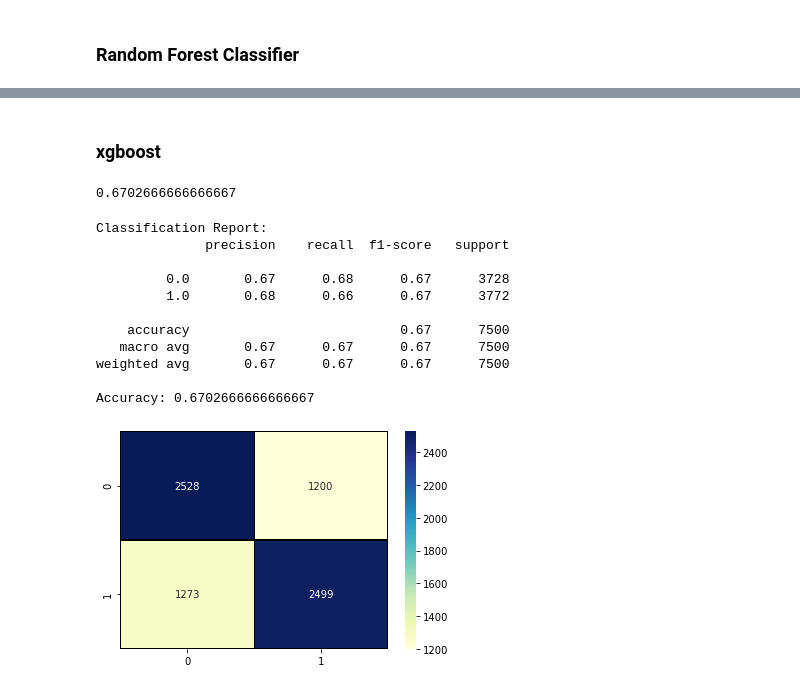
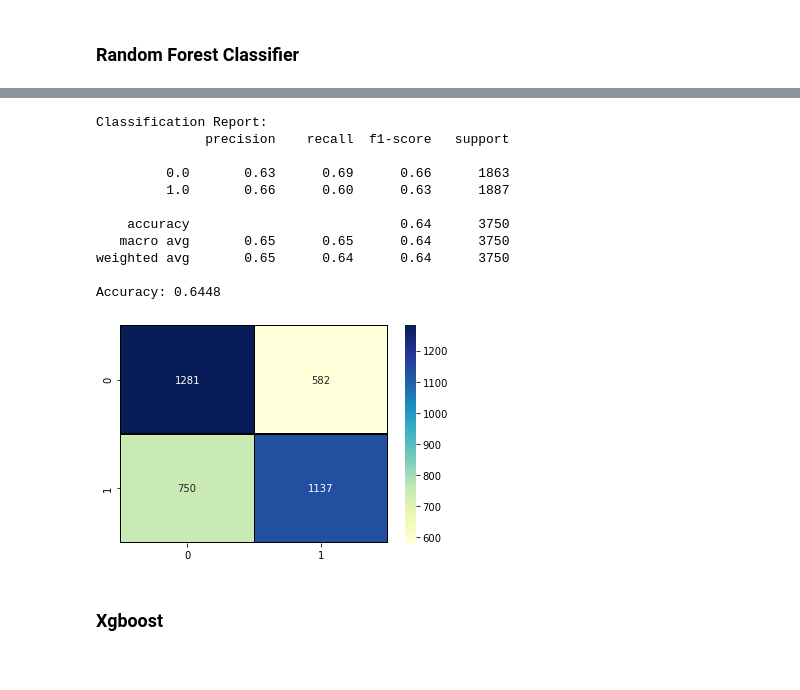
Before and after one commit to idobar1403/FinalProjectYear1, a Jupyter notebook: Cats-vs-Dogs.ipynb, the cells around one changed output, grey strips where cells are left out. Saved outputs shown, nothing was run; the diff lists cells and outputs as text; code cells hidden in the pictures.

```diff
--- a/Cats-vs-Dogs.ipynb
+++ b/Cats-vs-Dogs.ipynb
@@ -281,2 +264,0 @@ Accuracy: 0.6474666666666666
-# %% [markdown]
-### xgboost
@@ -288,25 +265,28 @@ xgb_p=xgb.predict(X_test)
-# %%
-metrics.accuracy_score(y_test,xgb_p)
-# %% [output]
-0.6702666666666667
-# %%
-confMatrix = confusion_matrix(y_test, xgb_p)
-sns.heatmap(confMatrix, annot=True, fmt="d",linecolor='black',linewidths=.2,cmap="YlGnBu")
-result1 = classification_report(y_test, xgb_p,zero_division=1)
-print("Classification Report:",)
-print (result1)
-result2 = accuracy_score(y_test,xgb_p)
-print("Accuracy:",result2)
-# %% [output]
-Classification Report:
-              precision    recall  f1-score   support
-
-         0.0       0.67      0.68      0.67      3728
-         1.0       0.68      0.66      0.67      3772
-
-    accuracy                           0.67      7500
-   macro avg       0.67      0.67      0.67      7500
-weighted avg       0.67      0.67      0.67      7500
-
-Accuracy: 0.6702666666666667
-[figure, removed]
+# %%
+from sklearn.ensemble import RandomForestClassifier
+rf = RandomForestClassifier(random_state=10)
+rf.fit(X_train, y_train)
+rf_pred=rf.predict(X_valid)
+# %%
+confMatrix = confusion_matrix(y_valid, rf_pred)
+sns.heatmap(confMatrix, annot=True, fmt="d",linecolor='black',linewidths=.2,cmap="YlGnBu")
+result1 = classification_report(y_valid, rf_pred,zero_division=1)
+print("Classification Report:",)
+print (result1)
+result2 = accuracy_score(y_valid,rf_pred)
+print("Accuracy:",result2)
+# %% [output]
+Classification Report:
+              precision    recall  f1-score   support
+
+         0.0       0.63      0.69      0.66      1863
+         1.0       0.66      0.60      0.63      1887
+
+    accuracy                           0.64      3750
+   macro avg       0.65      0.65      0.64      3750
+weighted avg       0.65      0.64      0.64      3750
+
+Accuracy: 0.6448
+[figure, added]
+# %% [markdown]
+### Xgboost
```
Also changed, not shown: parts of 77 cells of this notebook.
